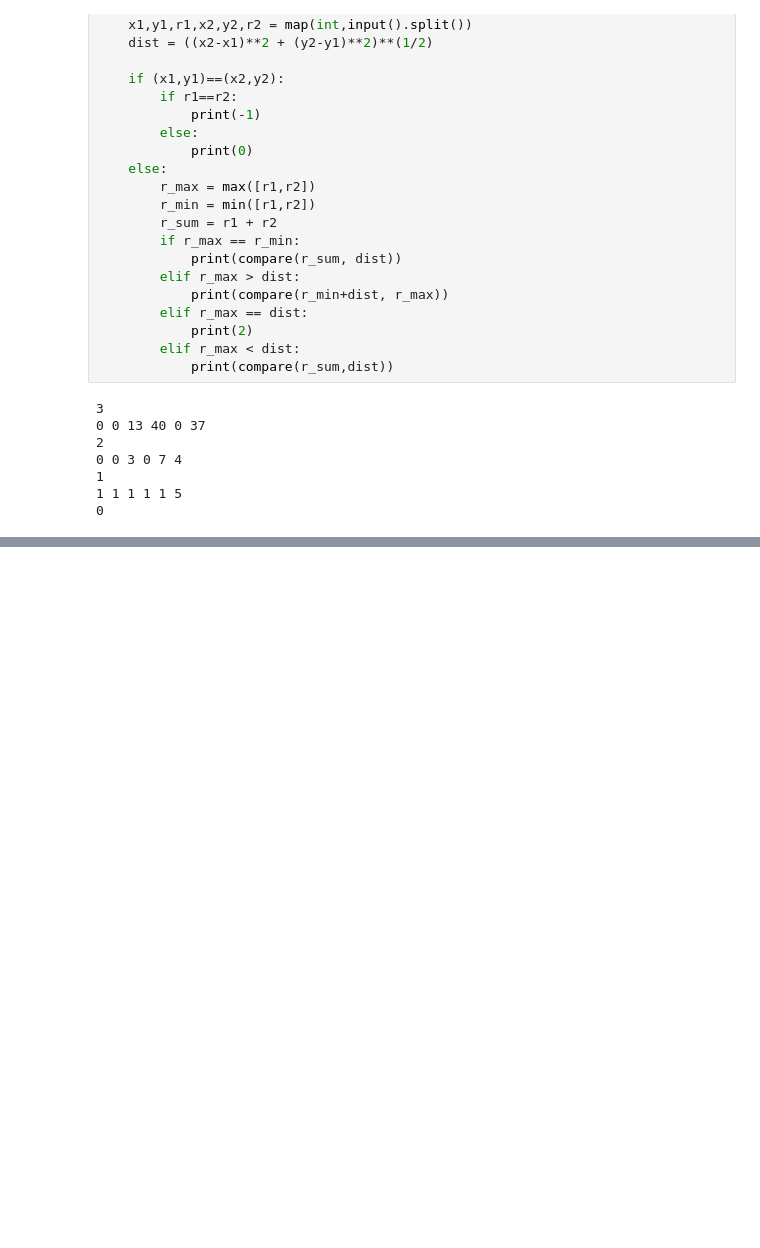
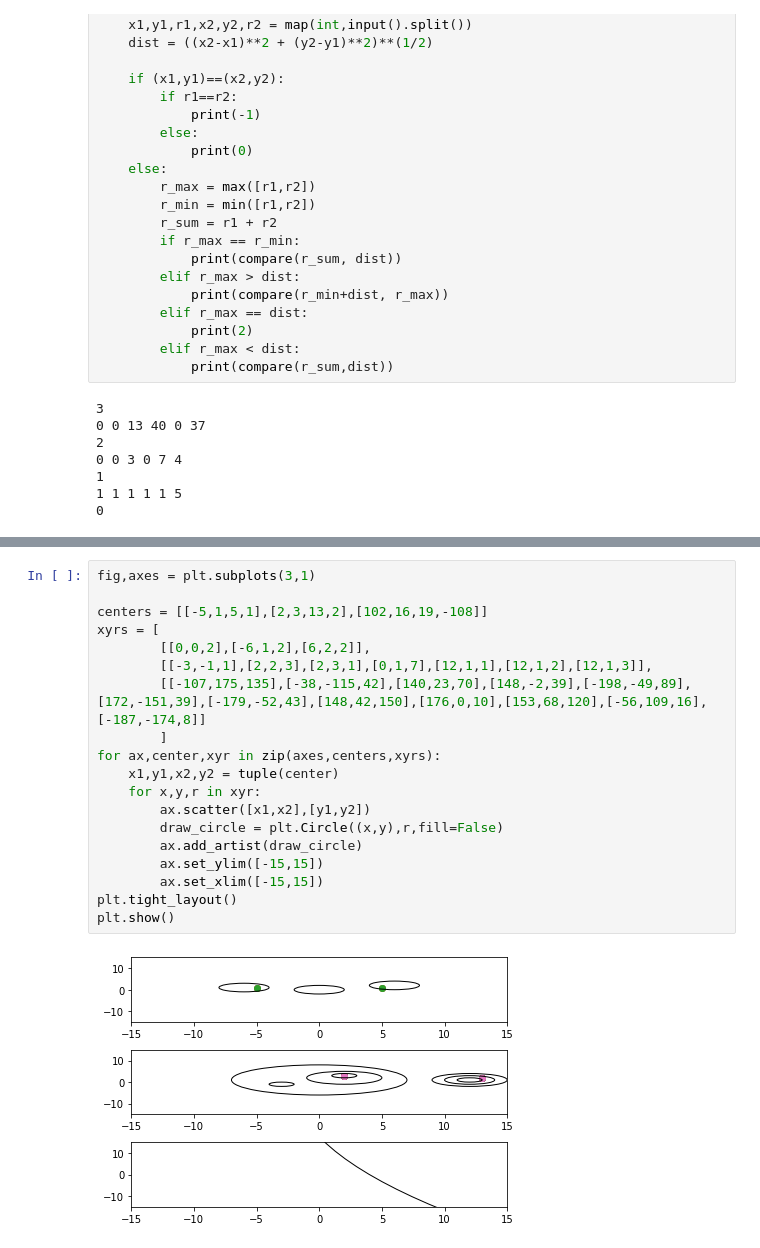
Before and after one commit to Young-Jo-Choi/algorithms_exercise, a Jupyter notebook: 13_단계별로_풀어보기_기하1.ipynb, the cells around one changed output, grey strips where cells are left out. Saved outputs shown, nothing was run; the diff lists cells and outputs as text; blank space fills up the shorter version.

```diff
--- a/13_단계별로_풀어보기_기하1.ipynb
+++ b/13_단계별로_풀어보기_기하1.ipynb
@@ -222,0 +259,21 @@ for _ in range(T):
+# %%
+fig,axes = plt.subplots(3,1)
+
+centers = [[-5,1,5,1],[2,3,13,2],[102,16,19,-108]]
+xyrs = [
+        [[0,0,2],[-6,1,2],[6,2,2]],
+        [[-3,-1,1],[2,2,3],[2,3,1],[0,1,7],[12,1,1],[12,1,2],[12,1,3]],
+        [[-107,175,135],[-38,-115,42],[140,23,70],[148,-2,39],[-198,-49,89],[172,-151,39],[-179,-52,43],[148,42,150],[176,0,10],[153,68,120],[-56,109,16],[-187,-174,8]]
+        ]
+for ax,center,xyr in zip(axes,centers,xyrs):
+    x1,y1,x2,y2 = tuple(center)
+    for x,y,r in xyr:
+        ax.scatter([x1,x2],[y1,y2])
+        draw_circle = plt.Circle((x,y),r,fill=False)
+        ax.add_artist(draw_circle)
+        ax.set_ylim([-15,15])
+        ax.set_xlim([-15,15])
+plt.tight_layout()
+plt.show()
+# %% [output]
+[figure, added]
```
Also changed, not shown: parts of 3 cells of this notebook, 1 other file.
